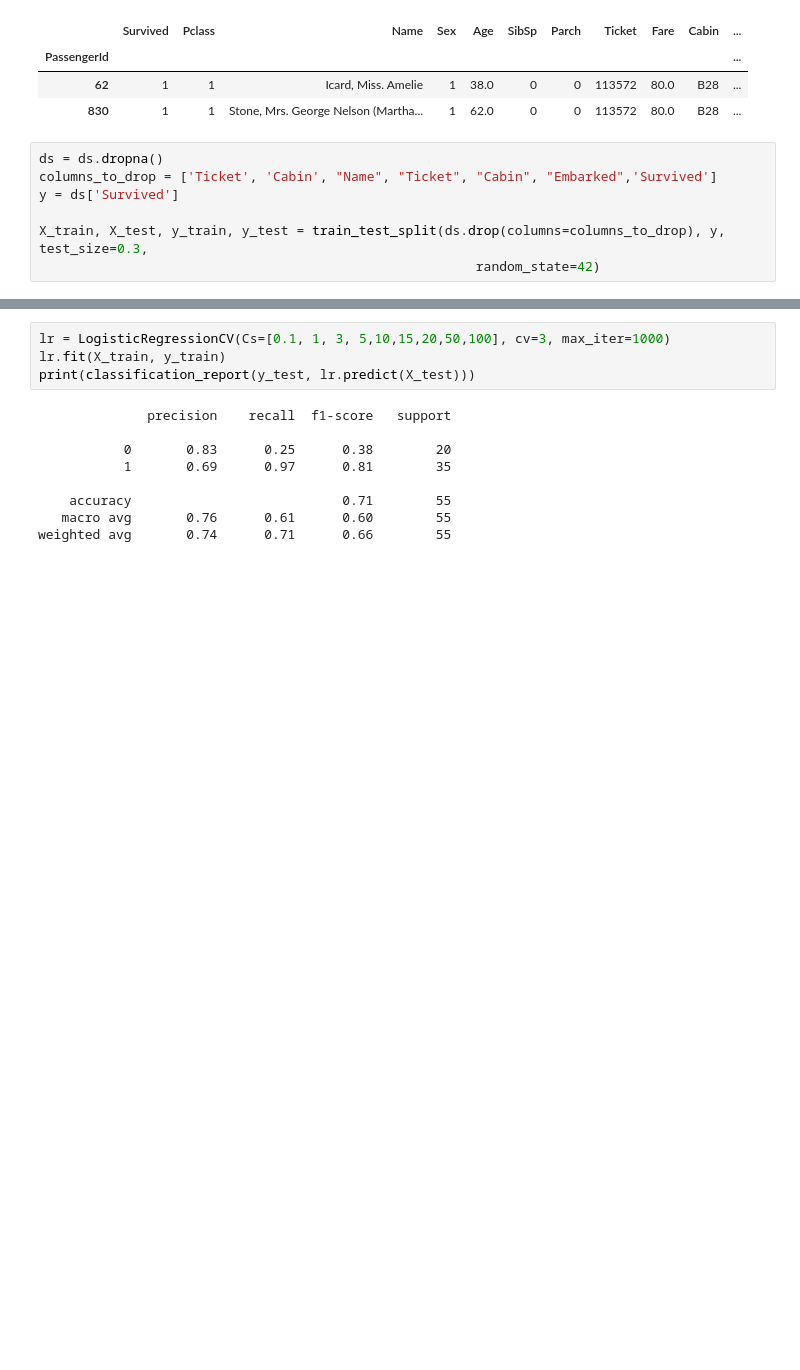
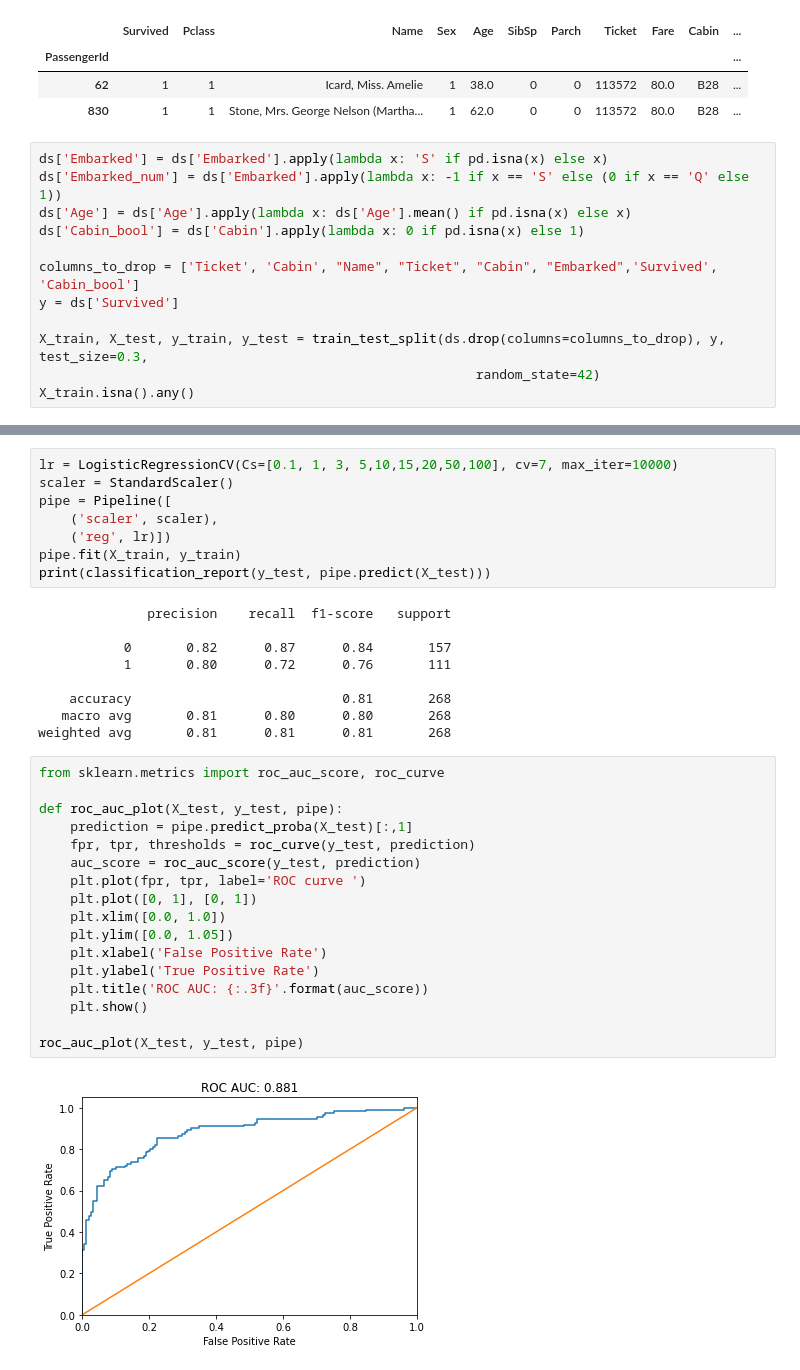
Before and after one commit to TefloniusMonk/intro, a Jupyter notebook: notebooks/titanic.ipynb, the cells around one changed output, grey strips where cells are left out. Drawn from its saved outputs; the diff is of its cells as text; blank space fills up the shorter version.

```diff
--- a/notebooks/titanic.ipynb
+++ b/notebooks/titanic.ipynb
@@ -78,9 +77,14 @@ ds[ds['Cabin'] == 'B28']
 | 62 | 1 | 1 | Icard, Miss. Amelie | 1 | 38.0 | 0 | 0 | 113572 | 80.0 | B28 | ... |
 | 830 | 1 | 1 | Stone, Mrs. George Nelson (Martha... | 1 | 62.0 | 0 | 0 | 113572 | 80.0 | B28 | ... |
 # %%
-ds = ds.dropna()
-columns_to_drop = ['Ticket', 'Cabin', "Name", "Ticket", "Cabin", "Embarked",'Survived']
+ds['Embarked'] = ds['Embarked'].apply(lambda x: 'S' if pd.isna(x) else x)
+ds['Embarked_num'] = ds['Embarked'].apply(lambda x: -1 if x == 'S' else (0 if x == 'Q' else 1))
+ds['Age'] = ds['Age'].apply(lambda x: ds['Age'].mean() if pd.isna(x) else x)
+ds['Cabin_bool'] = ds['Cabin'].apply(lambda x: 0 if pd.isna(x) else 1)
+
+columns_to_drop = ['Ticket', 'Cabin', "Name", "Ticket", "Cabin", "Embarked",'Survived', 'Cabin_bool']
 y = ds['Survived']
 
 X_train, X_test, y_train, y_test = train_test_split(ds.drop(columns=columns_to_drop), y, test_size=0.3,
                                                         random_state=42)
+X_train.isna().any()
@@ -87,13 +100,36 @@ X_train, X_test, y_train, y_test = train_test_split(ds.drop(columns=columns_to_d
 # %%
-lr = LogisticRegressionCV(Cs=[0.1, 1, 3, 5,10,15,20,50,100], cv=3, max_iter=1000)
-lr.fit(X_train, y_train)
-print(classification_report(y_test, lr.predict(X_test)))
+lr = LogisticRegressionCV(Cs=[0.1, 1, 3, 5,10,15,20,50,100], cv=7, max_iter=10000)
+scaler = StandardScaler()
+pipe = Pipeline([
+    ('scaler', scaler),
+    ('reg', lr)])
+pipe.fit(X_train, y_train)
+print(classification_report(y_test, pipe.predict(X_test)))
 # %% [output]
               precision    recall  f1-score   support
 
-           0       0.83      0.25      0.38        20
-           1       0.69      0.97      0.81        35
+           0       0.82      0.87      0.84       157
+           1       0.80      0.72      0.76       111
 
-    accuracy                           0.71        55
-   macro avg       0.76      0.61      0.60        55
-weighted avg       0.74      0.71      0.66        55
+    accuracy                           0.81       268
+   macro avg       0.81      0.80      0.80       268
+weighted avg       0.81      0.81      0.81       268
+# %%
+from sklearn.metrics import roc_auc_score, roc_curve
+
+def roc_auc_plot(X_test, y_test, pipe):
+    prediction = pipe.predict_proba(X_test)[:,1]
+    fpr, tpr, thresholds = roc_curve(y_test, prediction)
+    auc_score = roc_auc_score(y_test, prediction)
+    plt.plot(fpr, tpr, label='ROC curve ')
+    plt.plot([0, 1], [0, 1])
+    plt.xlim([0.0, 1.0])
+    plt.ylim([0.0, 1.05])
+    plt.xlabel('False Positive Rate')
+    plt.ylabel('True Positive Rate')
+    plt.title('ROC AUC: {:.3f}'.format(auc_score))
+    plt.show()
+
+roc_auc_plot(X_test, y_test, pipe)
+# %% [output]
+[figure, added]
```
Also changed, not shown: parts of 10 cells of this notebook, 2 other files.
